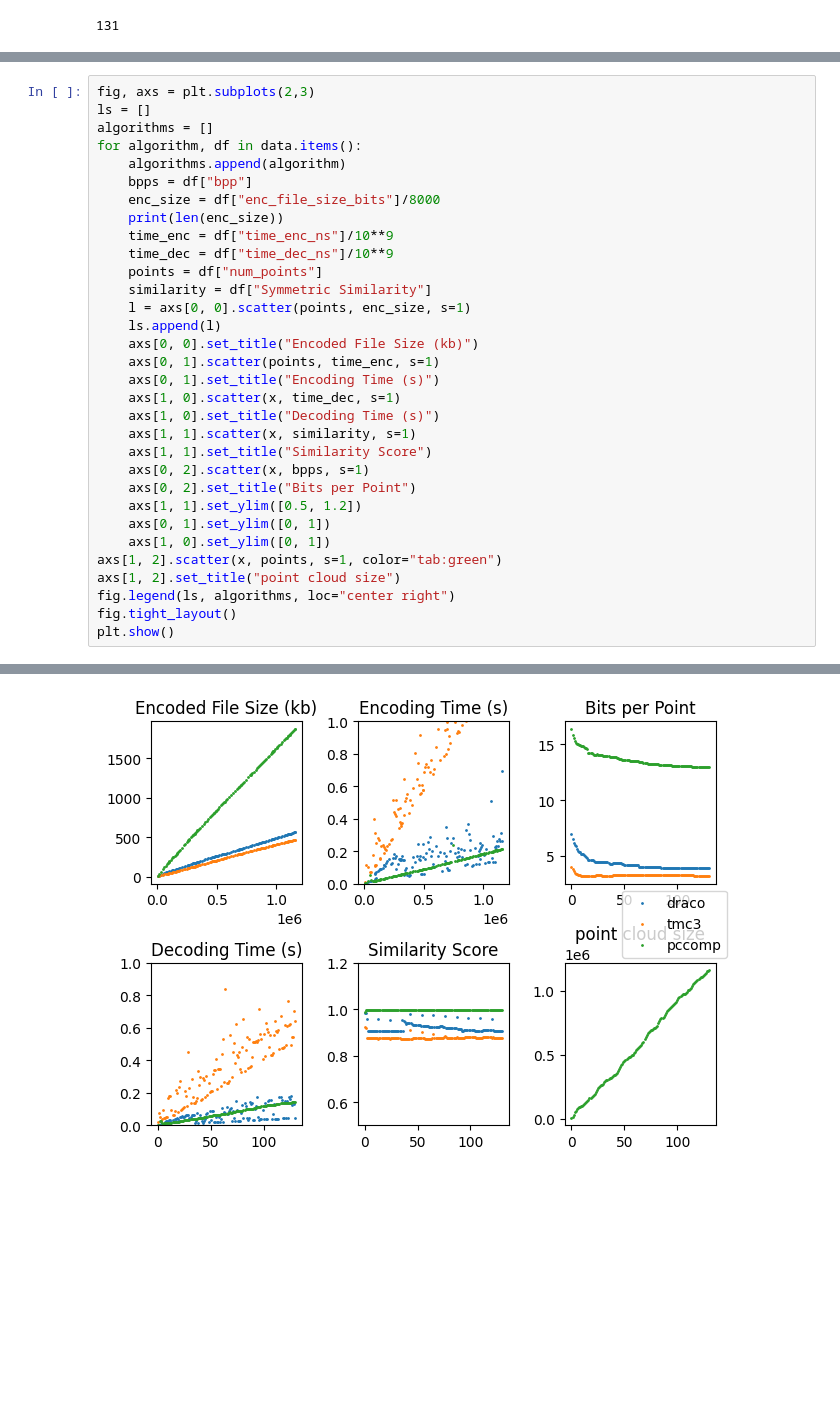
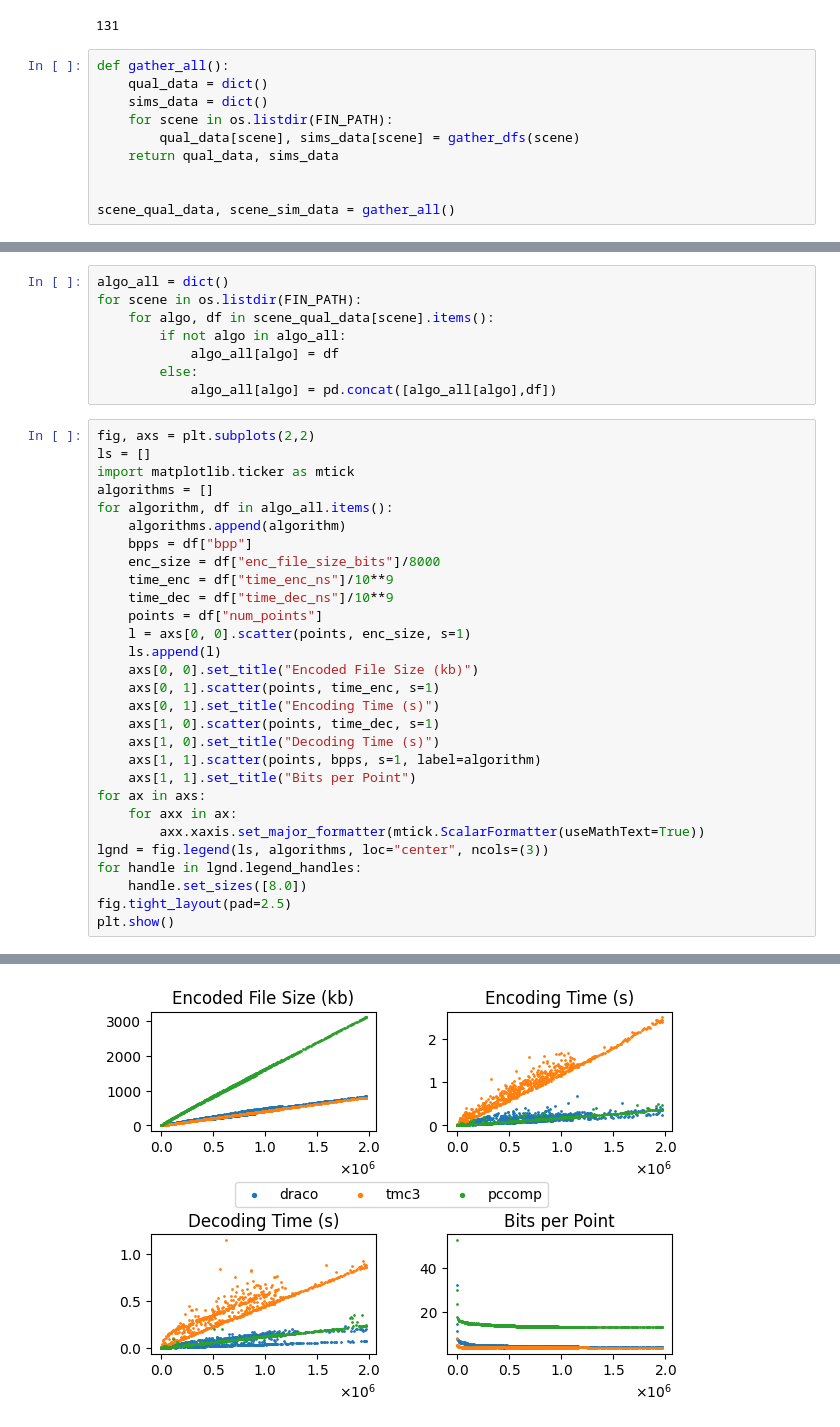
Before and after one commit to lupeterm/pc-compression, a Jupyter notebook: plot.ipynb, the cells around one changed output, grey strips where cells are left out. Drawn from its saved outputs; the diff is of its cells as text; blank space fills up the shorter version.

Commit message:
finalize result figures

```diff
--- a/plot.ipynb
+++ b/plot.ipynb
@@ -34,3 +47,13 @@ x = np.arange(num_clouds)
 len(x)
 # %% [output]
 131
+# %%
+def gather_all():
+    qual_data = dict()
+    sims_data = dict()
+    for scene in os.listdir(FIN_PATH):
+        qual_data[scene], sims_data[scene] = gather_dfs(scene)
+    return qual_data, sims_data
+
+
+scene_qual_data, scene_sim_data = gather_all()
@@ -37,33 +80,38 @@ len(x)
+# %%
+algo_all = dict()
+for scene in os.listdir(FIN_PATH):
+    for algo, df in scene_qual_data[scene].items():
+        if not algo in algo_all:
+            algo_all[algo] = df
+        else:
+            algo_all[algo] = pd.concat([algo_all[algo],df])
 # %%
-fig, axs = plt.subplots(2,3)
+fig, axs = plt.subplots(2,2)
 ls = []
+import matplotlib.ticker as mtick
 algorithms = []
-for algorithm, df in data.items():
+for algorithm, df in algo_all.items():
     algorithms.append(algorithm)
     bpps = df["bpp"]
     enc_size = df["enc_file_size_bits"]/8000
-    print(len(enc_size))
     time_enc = df["time_enc_ns"]/10**9
     time_dec = df["time_dec_ns"]/10**9
     points = df["num_points"]
-    similarity = df["Symmetric Similarity"]
     l = axs[0, 0].scatter(points, enc_size, s=1)
     ls.append(l)
     axs[0, 0].set_title("Encoded File Size (kb)")
     axs[0, 1].scatter(points, time_enc, s=1)
     axs[0, 1].set_title("Encoding Time (s)")
-    axs[1, 0].scatter(x, time_dec, s=1)
+    axs[1, 0].scatter(points, time_dec, s=1)
     axs[1, 0].set_title("Decoding Time (s)")
-    axs[1, 1].scatter(x, similarity, s=1)
-    axs[1, 1].set_title("Similarity Score")
-    axs[0, 2].scatter(x, bpps, s=1)
-    axs[0, 2].set_title("Bits per Point")
-    axs[1, 1].set_ylim([0.5, 1.2])
-    axs[0, 1].set_ylim([0, 1])
-    axs[1, 0].set_ylim([0, 1])
-axs[1, 2].scatter(x, points, s=1, color="tab:green")
-axs[1, 2].set_title("point cloud size")
-fig.legend(ls, algorithms, loc="center right")
-fig.tight_layout()
+    axs[1, 1].scatter(points, bpps, s=1, label=algorithm)
+    axs[1, 1].set_title("Bits per Point")
+for ax in axs:
+    for axx in ax:
+        axx.xaxis.set_major_formatter(mtick.ScalarFormatter(useMathText=True))
+lgnd = fig.legend(ls, algorithms, loc="center", ncols=(3))
+for handle in lgnd.legend_handles:
+    handle.set_sizes([8.0])
+fig.tight_layout(pad=2.5)
 plt.show()
 # %% [output]
@@ -73 +121 @@ plt.show()
-[figure, old version]
+[figure, new version]
```
Also changed, not shown: parts of 10 cells of this notebook, 3 other files.
